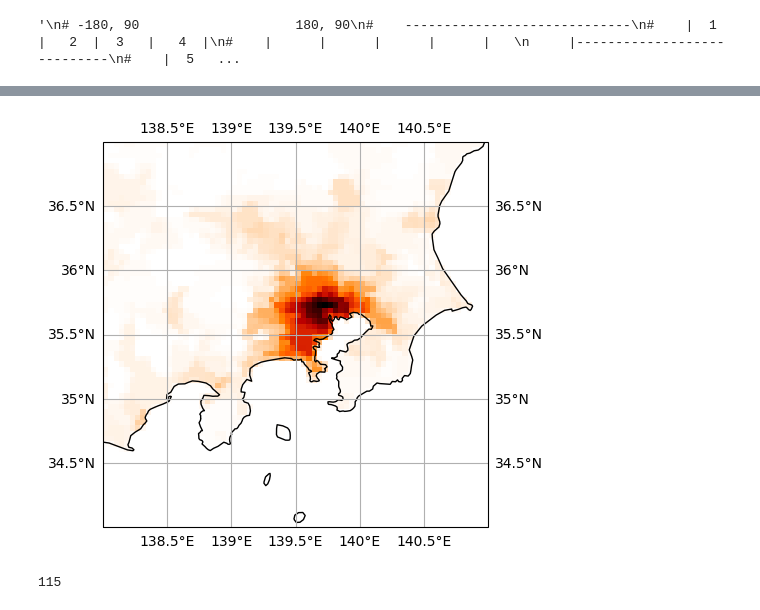
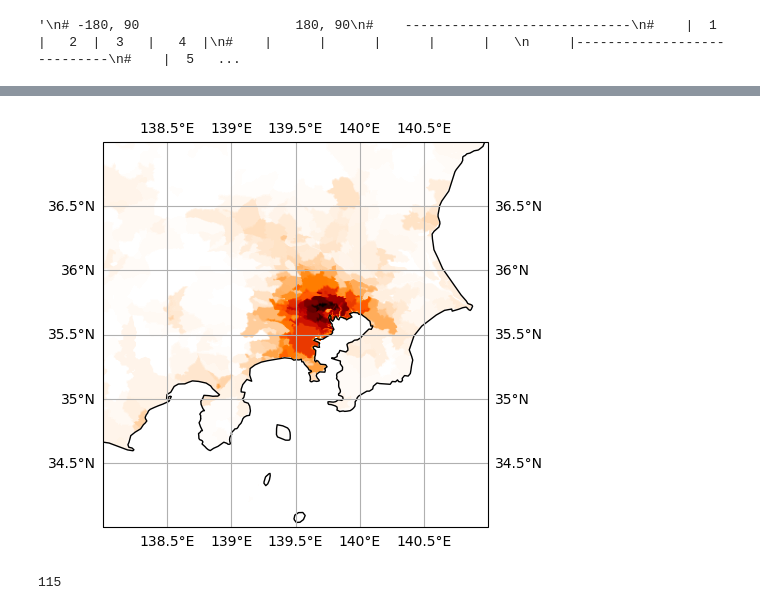
Before and after one commit to HalKiyo/h08_urban, a Jupyter notebook: global_city/org/gpwv4-30sec.ipynb, the cells around one changed output, grey strips where cells are left out. Cells and saved outputs as stored; diff of their text form; code cells hidden in the pictures.

```diff
--- a/global_city/org/gpwv4-30sec.ipynb
+++ b/global_city/org/gpwv4-30sec.ipynb
@@ -24,10 +24,10 @@ import cartopy.feature as cfea
 '\n# -180, 90                    180, 90\n#    -----------------------------\n#    |  1   |   2  |  3   |   4  |\n#    |      |      |      |      |   \n     |----------------------------\n#    |  5   ...
 # %%
 # concatenate ascii
-"""you need 50GB memory"""
+"""you need 60GB memory"""
 conc_flag = False
 
-if conc_flag = True:
+if conc_flag is True:
     root = '/mnt/c/Users/tsimk/Downloads/research/H08'
     xcoef, ycoef = 10800, 10800
     tmp = np.empty((2*ycoef, 4*xcoef))
@@ -63,6 +56,0 @@ if save_flag is True:
-# %%
-tmp_masked = np.ma.masked_where(tmp == -9999, tmp)
-plt.imshow(tmp_masked, cmap='gist_heat_r', vmax=1e3)
-plt.colorbar()
-print(np.max(tmp_masked))
-print(np.min(tmp_masked))
@@ -95,42 +59,42 @@ def geography():
     SUF = '.gl2'
     dtype = 'float32'
     #
-    a = 4320
-    b = 8640
+    a = 21600
+    b = 43200
     gl2shape = (a, b)
     #
     city_num = 1
     #
     # region
     one = 138
     two = 141
     three = 34
     four = 37
     #
-    resolution = 24
+    resolution = 120
     upperindex = (90-four)*resolution
     lowerindex = (90-three)*resolution
     leftindex = (180+one)*resolution
     rightindex = (180+two)*resolution
     #
     rgnshape = (lowerindex-upperindex, rightindex-leftindex)
     #
     img_extent = (one, two, three, four)
 
     return a, b, upperindex, lowerindex, leftindex, rightindex, rgnshape, img_extent, city_num
 
 a, b, upperindex, lowerindex, leftindex, rightindex, rgnshape, img_extent, city_num = geography()
-pop_cropped = r2gl2[upperindex:lowerindex, leftindex:rightindex]
+pop_cropped = tmp_masked[upperindex:lowerindex, leftindex:rightindex]
 
 fig = plt.figure(figsize=(5,5))
 projection = ccrs.PlateCarree()
 ax = plt.subplot(projection=projection)
 ax.coastlines()
 ax.set_extent(img_extent)
 ax.gridlines(draw_labels=True)
 im = ax.imshow(pop_cropped, origin='upper',extent=img_extent, transform=projection, cmap='gist_heat_r')
 # %% [output]
-[figure, old version]
+[figure, new version]
 # %%
 """
 pythonの記入規則
```
Also changed, not shown: parts of 10 cells of this notebook, 1 other file.
